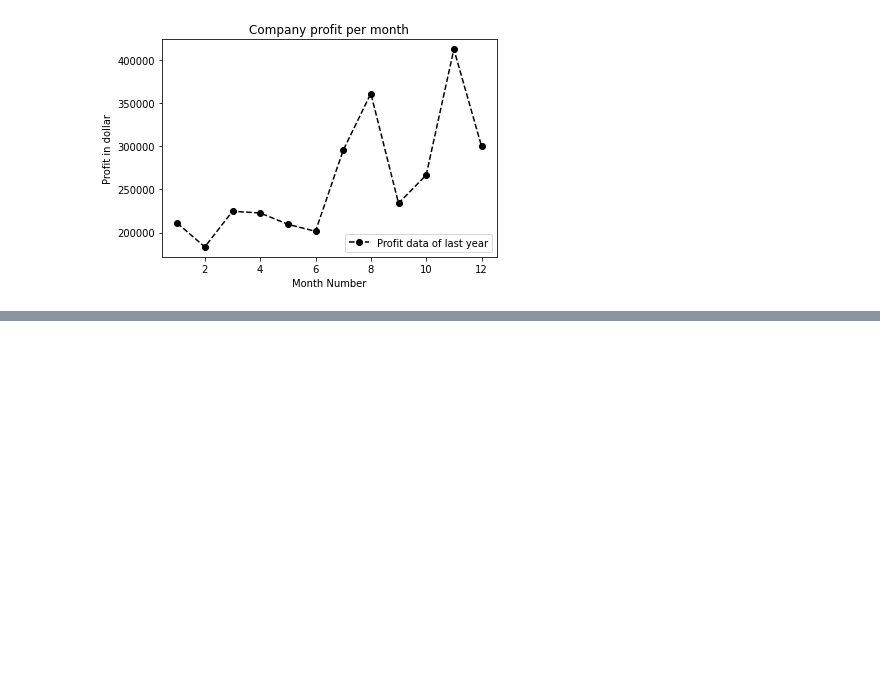
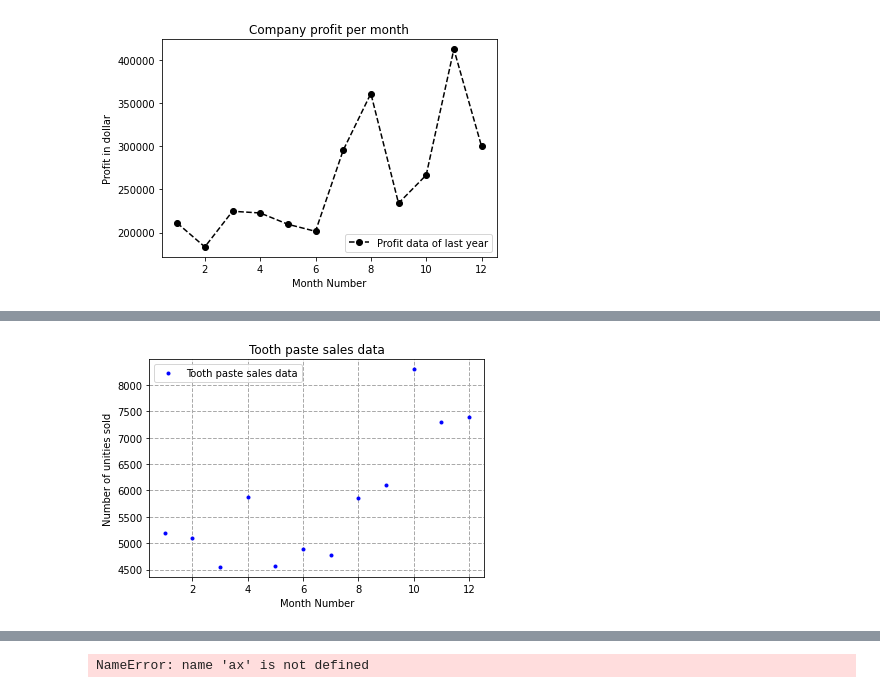
Before and after one commit to momodiagne/AlgorithmicUsingPython, a Jupyter notebook: day06/assignments/01-matplotlib_basic_assignment.ipynb, the cells around one changed output, grey strips where cells are left out. Cells and saved outputs as stored; diff of their text form; code cells hidden in the pictures; blank space fills up the shorter version.

```diff
--- a/day06/assignments/01-matplotlib_basic_assignment.ipynb
+++ b/day06/assignments/01-matplotlib_basic_assignment.ipynb
@@ -120,3 +117,19 @@ Also, add a grid in the plot. gridline style should “–“.
+# %%
+import matplotlib.pyplot as plt
+import pandas as pd
+tab=pd.read_csv("../data/company_sales_data.csv")
+a=tab.values
+x=tab.iloc[:,0]
+a=tab.iloc[:,3]
+plt.plot(x,a,".",color="blue",label="Tooth paste sales data")
+plt.xlabel("Month Number")
+plt.ylabel("Number of unities sold")
+plt.grid(True,linewidth=1,color="#aaaaaa",linestyle="--")
+plt.legend(loc="upper left")
+plt.title("Tooth paste sales data")
+plt.show()
+# %% [output]
+[figure, added]
 # %% [markdown]
 ## Exercise 5
 **Read face cream and facewash product sales data and show it using the bar chart**
@@ -130,3 +141,21 @@ The bar chart should display the number of units sold per month for each product
+# %%
+import matplotlib.pyplot as plt
+import pandas as pd
+tab=pd.read_csv("../data/company_sales_data.csv")
+a=tab.values
+x=tab.iloc[:,0]
+y=tab.iloc[:,1]
+z=tab.iloc[:,2]
+ax.bar(x,y,"b-o",label="Face cream sales data")
+ax.bar(x,z,"-o",color="orange",label="Face washes sales data")
+plt.grid(True,linewidth=1,color="#aaaaaa",linestyle="--")
+plt.xlabel("Month Number")
+plt.ylabel("Sales unities in number")
+plt.legend(loc="upper left")
+plt.title("sales data")
+plt.show()
+# %% [output]
+NameError: name 'ax' is not defined
 # %% [markdown]
 ## Exercise 6
 **Read sales data of bathing soap of all months and show it using a bar chart. Save this plot to your hard disk**
```
Also changed, not shown: parts of 3 cells of this notebook.
